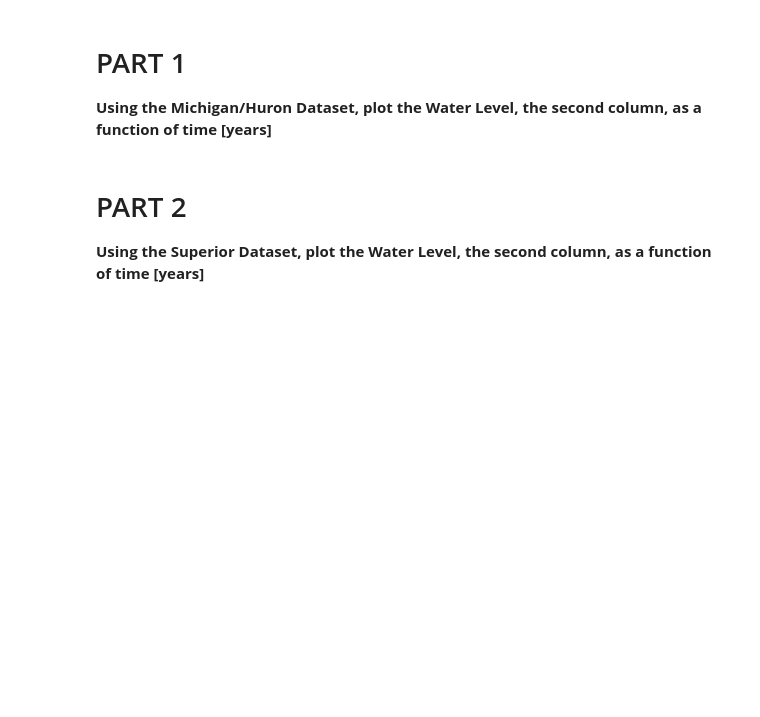
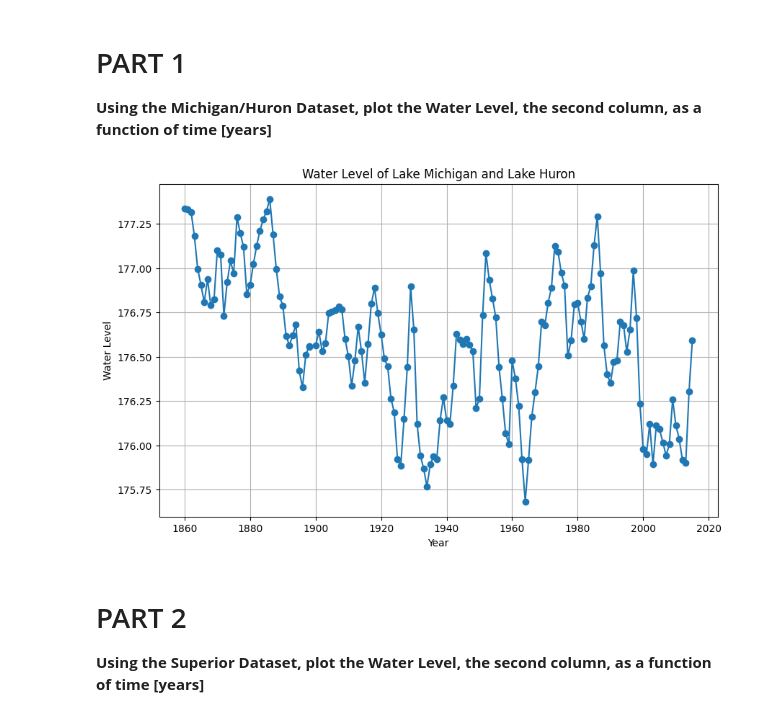
Before and after one commit to msu-cmse-courses/CMSE202_Git_Started, a Jupyter notebook: Great_Lakes_and_Grand_River.ipynb, the cells around one changed output. Saved outputs shown, nothing was run; the diff lists cells and outputs as text; code cells hidden in the pictures; blank space fills up the shorter version.

```diff
--- a/Great_Lakes_and_Grand_River.ipynb
+++ b/Great_Lakes_and_Grand_River.ipynb
@@ -33,3 +31,19 @@ This notebook **might look very familiar!** It is based off a CMSE 201 assignmen
+# %%
+# Insert Code Here
+#Swathi
+mhu_data = pd.read_csv('data/mhu.csv')
+years = mhu_data['Michigan-Huron annual averages']
+water_level = mhu_data['AnnAvg']
+
+plt.figure(figsize=(10, 6))
+plt.plot(years, water_level, marker='o')
+plt.title('Water Level of Lake Michigan and Lake Huron')
+plt.xlabel('Year')
+plt.ylabel('Water Level')
+plt.grid(True)
+plt.show()
+# %% [output]
+[figure, added]
 # %% [markdown]
 # PART 2
 
```
Also changed, not shown: parts of 1 cell of this notebook.
